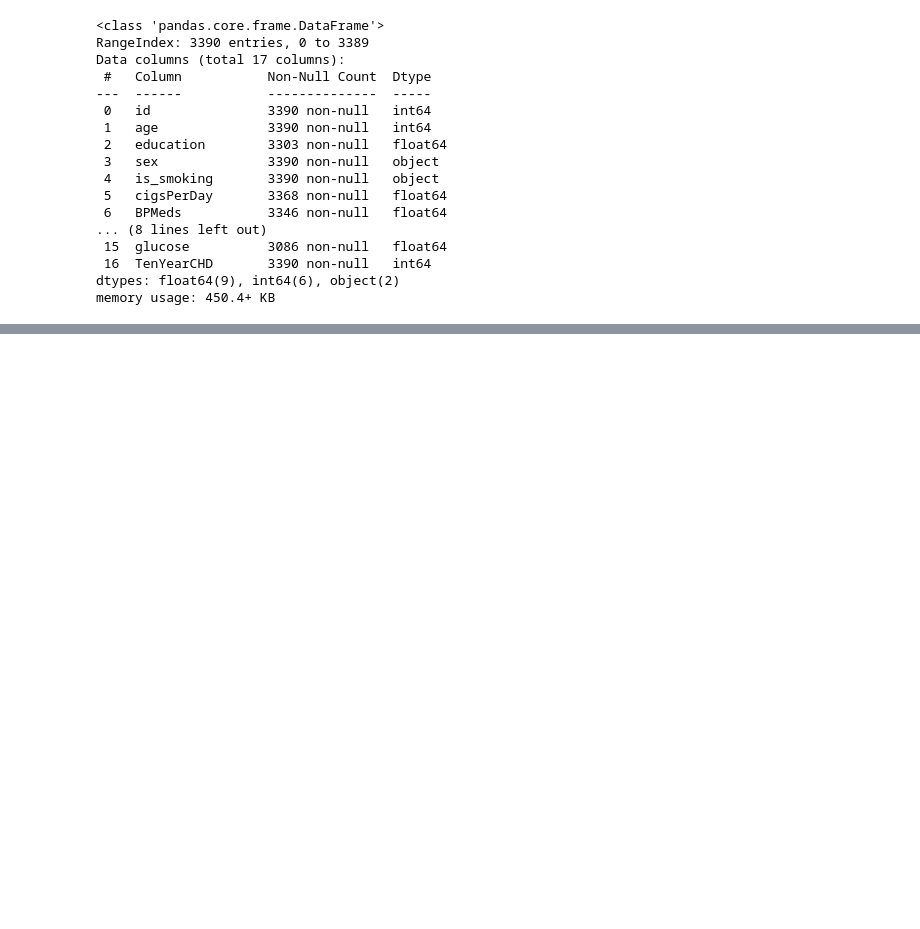
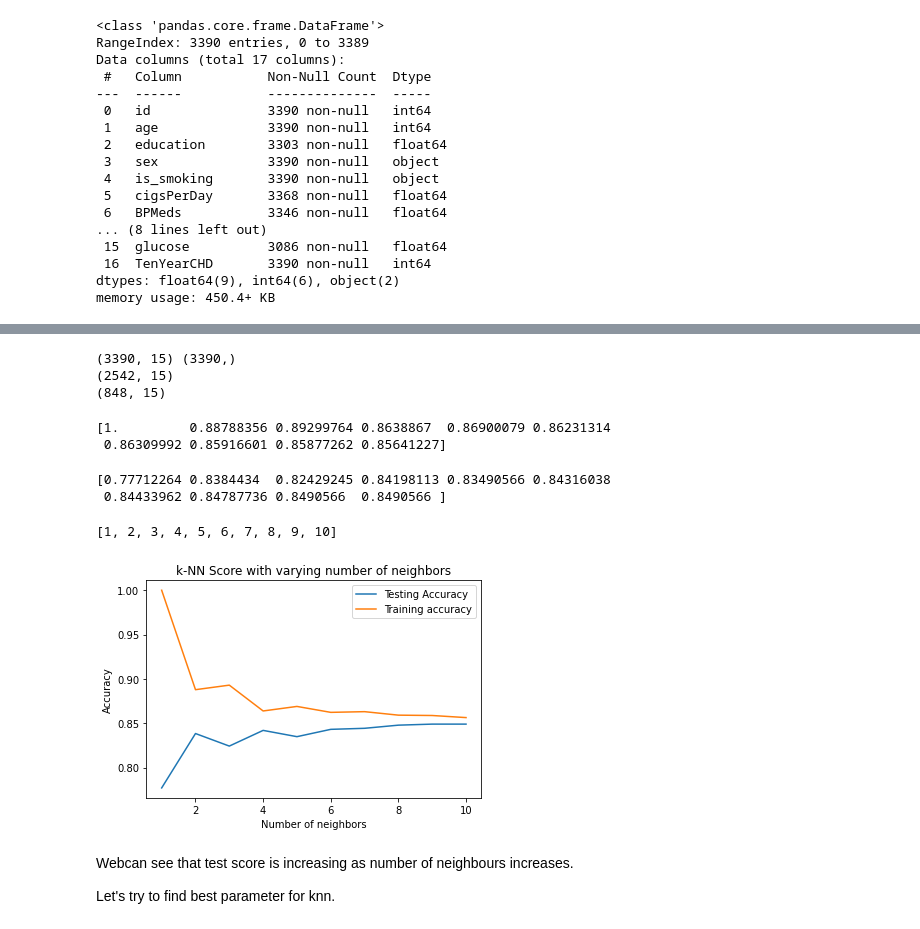
Before and after one commit to ameenattar92/Cardiovascular-Risk-Prediction, a Jupyter notebook: Pradip_Cardiovascular_Risk_Prediction.ipynb, the cells around one changed output, grey strips where cells are left out. Saved outputs shown, nothing was run; the diff lists cells and outputs as text; code cells hidden in the pictures; blank space fills up the shorter version.

Commit message:
Created base line models

```diff
--- a/Pradip_Cardiovascular_Risk_Prediction.ipynb
+++ b/Pradip_Cardiovascular_Risk_Prediction.ipynb
@@ -81,0 +146,3 @@ memory usage: 450.4+ KB
+# %%
+X = df.drop(columns=['TenYearCHD']).values
+Y = df['TenYearCHD'].values
@@ -81,0 +165,3 @@ memory usage: 450.4+ KB
+# %%
+pca = PCA(n_components=5)
+pca.fit(X)
@@ -81,0 +196,54 @@ memory usage: 450.4+ KB
+# %%
+# perform split
+X_train, X_test, Y_train, Y_test = train_test_split(X,Y)
+# %%
+print(X.shape, Y.shape)
+print(X_train.shape)
+print(X_test.shape)
+# %% [output]
+(3390, 15) (3390,)
+(2542, 15)
+(848, 15)
+# %%
+# calculate accuracy score for first 10 neighbors
+# Setup arrays to store training and test accuracies
+neighbors = 10
+train_accuracy = np.empty(neighbors)
+test_accuracy = np.empty(neighbors)
+
+for i in range(1, neighbors + 1):
+    # Setup a knn classifier with k neighbors
+    knn = KNeighborsClassifier(n_neighbors=i)
+    # Fit the model
+    knn.fit(X_train, Y_train)
+    # Compute accuracy on the training set
+    train_accuracy[i - 1] = knn.score(X_train, Y_train)
+    # Compute accuracy on the test set
+    test_accuracy[i - 1] = knn.score(X_test, Y_test)
+# %%
+print(train_accuracy)
+# %% [output]
+[1.         0.88788356 0.89299764 0.8638867  0.86900079 0.86231314
+ 0.86309992 0.85916601 0.85877262 0.85641227]
+# %%
+print(test_accuracy)
+# %% [output]
+[0.77712264 0.8384434  0.82429245 0.84198113 0.83490566 0.84316038
+ 0.84433962 0.84787736 0.8490566  0.8490566 ]
+# %%
+# Generate plot
+plt.title('k-NN Score with varying number of neighbors')
+x_axis = [i for i in range(1,11)]
+plt.plot(x_axis, test_accuracy, label='Testing Accuracy')
+plt.plot(x_axis, train_accuracy, label='Training accuracy')
+plt.legend()
+plt.xlabel('Number of neighbors')
+plt.ylabel('Accuracy')
+plt.show()
+# %% [output]
+[1, 2, 3, 4, 5, 6, 7, 8, 9, 10]
+[figure, added]
+# %% [markdown]
+Webcan see that test score is increasing as number of neighbours increases.
+
+Let's try to find best parameter for knn.
```
Also changed, not shown: parts of 36 cells of this notebook.
